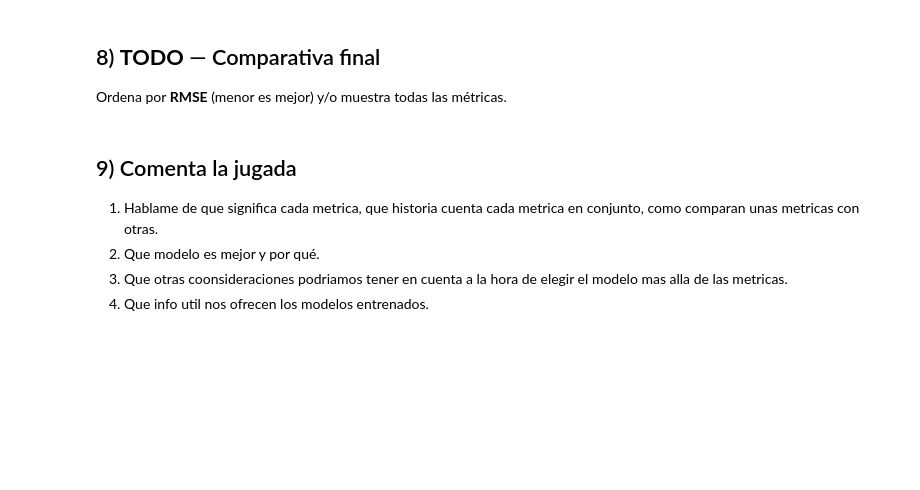
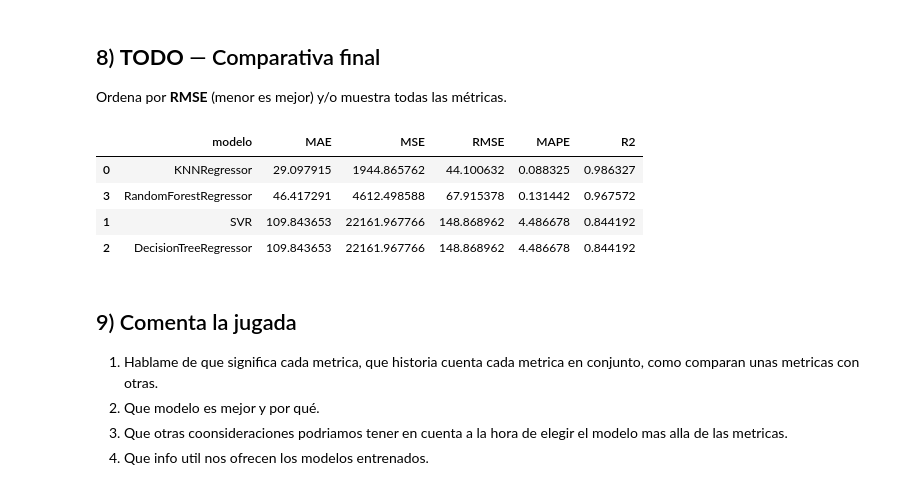
Before and after one commit to pauuulaa/Machine-Learning, a Jupyter notebook: regresion_miniproyecto_fish_knn_svm_dt_rf_TODO.ipynb, the cells around one changed output. Cells and saved outputs as stored; diff of their text form; code cells hidden in the pictures; blank space fills up the shorter version.

```diff
--- a/regresion_miniproyecto_fish_knn_svm_dt_rf_TODO.ipynb
+++ b/regresion_miniproyecto_fish_knn_svm_dt_rf_TODO.ipynb
@@ -185,6 +209,11 @@ def regression_metrics(y_true, y_pred):
     TODO prepara una funcion que calcule las metricas de regresion:
     MAE, MSE, RMSE, MAPE, R2
     """
+    mae = mean_absolute_error(y_true, y_pred)
+    mse = mean_squared_error(y_true, y_pred)
+    rmse = root_mean_squared_error(y_true, y_pred)
+    mape = mean_absolute_percentage_error(y_true, y_pred)
+    r2 = r2_score(y_true, y_pred)
 
     return {"MAE": mae, "MSE": mse, "RMSE": rmse, "MAPE": mape, "R2": r2}
 # %% [markdown]
@@ -313,7 +464,31 @@ model = RandomForestRegressor(random_state=42)
 # PISTA de param_grid:
 # # {'n_estimators': ..., 'max_depth': ..., 'min_samples_split': ...}  # ejemplo
 
+param_grid = {
+    'n_estimators': [100, 200, 500],
+    'max_depth': [None, 5, 10, 20],
+    'min_samples_split': [2, 5, 10]
+}
+
+gsearch = GridSearchCV(
+    estimator=model,
+    param_grid=param_grid,
+    cv=5,
+    scoring='neg_mean_squared_error',
+    n_jobs=-1
+)
+
+gsearch.fit(X_train, y_train)
 
 # =====================
 # TODO: Predicción y métricas
 # =====================
+
+y_pred = gsearch.predict(X_test)
+mets = regression_metrics(y_test, y_pred)
+
+print("RandomForestRegressor ->", mets)
+
+best_rf = gsearch.best_estimator_  # guardamos el mejor modelo
+
+results.append({"modelo": "RandomForestRegressor", **mets})
@@ -328,18 +515,18 @@ Ordena por **RMSE** (menor es mejor) y/o muestra todas las métricas.
 # %%
 
 # =============
 # TODO: Comparativa
 # =============
-# import pandas as pd
-# df_res = pd.DataFrame(results).sort_values(by="RMSE", ascending=True)
-# display(df_res)
+import pandas as pd
 
-# =====================
-# SOLUCIÓN (comentada)
-# =====================
-# import pandas as pd
-# df_res = pd.DataFrame(results).sort_values(by="RMSE", ascending=True)
-# display(df_res)
+df_res = pd.DataFrame(results).sort_values(by="RMSE", ascending=True)
+display(df_res)
+# %% [output]
+|  | modelo | MAE | MSE | RMSE | MAPE | R2 |
+| 0 | KNNRegressor | 29.097915 | 1944.865762 | 44.100632 | 0.088325 | 0.986327 |
+| 3 | RandomForestRegressor | 46.417291 | 4612.498588 | 67.915378 | 0.131442 | 0.967572 |
+| 1 | SVR | 109.843653 | 22161.967766 | 148.868962 | 4.486678 | 0.844192 |
+| 2 | DecisionTreeRegressor | 109.843653 | 22161.967766 | 148.868962 | 4.486678 | 0.844192 |
 # %% [markdown]
 ## 9) Comenta la jugada
 
```
Also changed, not shown: parts of 14 cells of this notebook.
